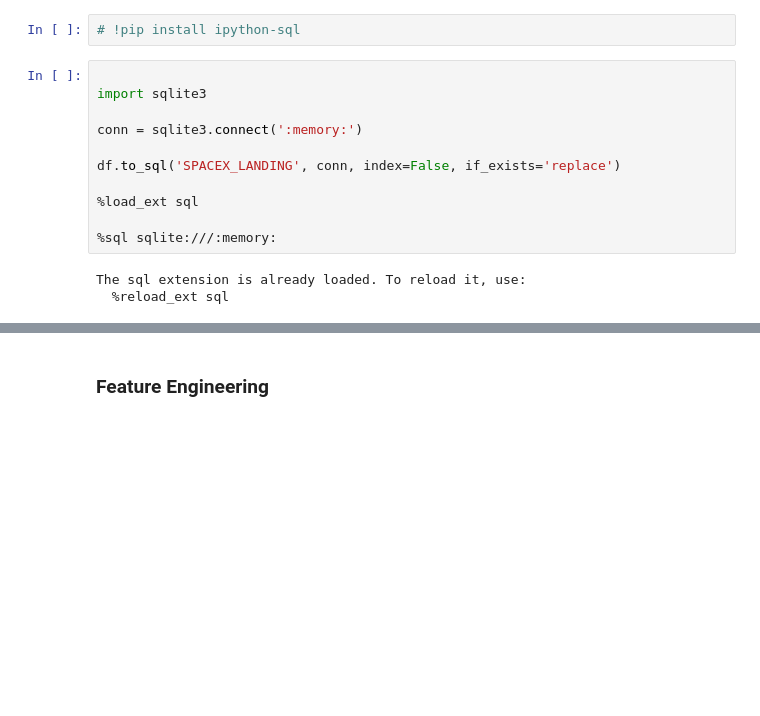
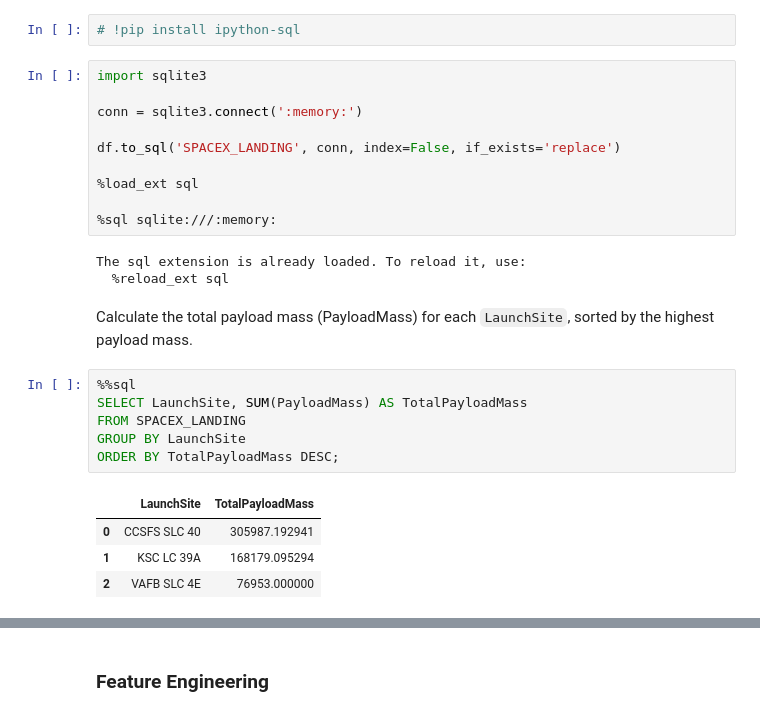
Before and after one commit to ClaudioChavarria/Rocket-Landing-Success-ML, a Jupyter notebook: 03-eda_and_feature_engineering/03-eda-and-feature-engineering.ipynb, the cells around one changed output, grey strips where cells are left out. Cells and saved outputs as stored; diff of their text form; blank space fills up the shorter version.

```diff
--- a/03-eda_and_feature_engineering/03-eda-and-feature-engineering.ipynb
+++ b/03-eda_and_feature_engineering/03-eda-and-feature-engineering.ipynb
@@ -189,7 +189,6 @@ Lets us first load the SQL extension and establish a connection with the databas
 # %%
 # !pip install ipython-sql
 # %%
-
 import sqlite3
 
 conn = sqlite3.connect(':memory:')
@@ -202,3 +201,16 @@ df.to_sql('SPACEX_LANDING', conn, index=False, if_exists='replace')
 # %% [output]
 The sql extension is already loaded. To reload it, use:
   %reload_ext sql
+# %% [markdown]
+Calculate the total payload mass (PayloadMass) for each `LaunchSite`, sorted by the highest payload mass.
+# %%
+%%sql
+SELECT LaunchSite, SUM(PayloadMass) AS TotalPayloadMass
+FROM SPACEX_LANDING
+GROUP BY LaunchSite
+ORDER BY TotalPayloadMass DESC;
+# %% [output]
+|  | LaunchSite | TotalPayloadMass |
+| 0 | CCSFS SLC 40 | 305987.192941 |
+| 1 | KSC LC 39A | 168179.095294 |
+| 2 | VAFB SLC 4E | 76953.000000 |
```
Also changed, not shown: parts of 10 cells of this notebook.
